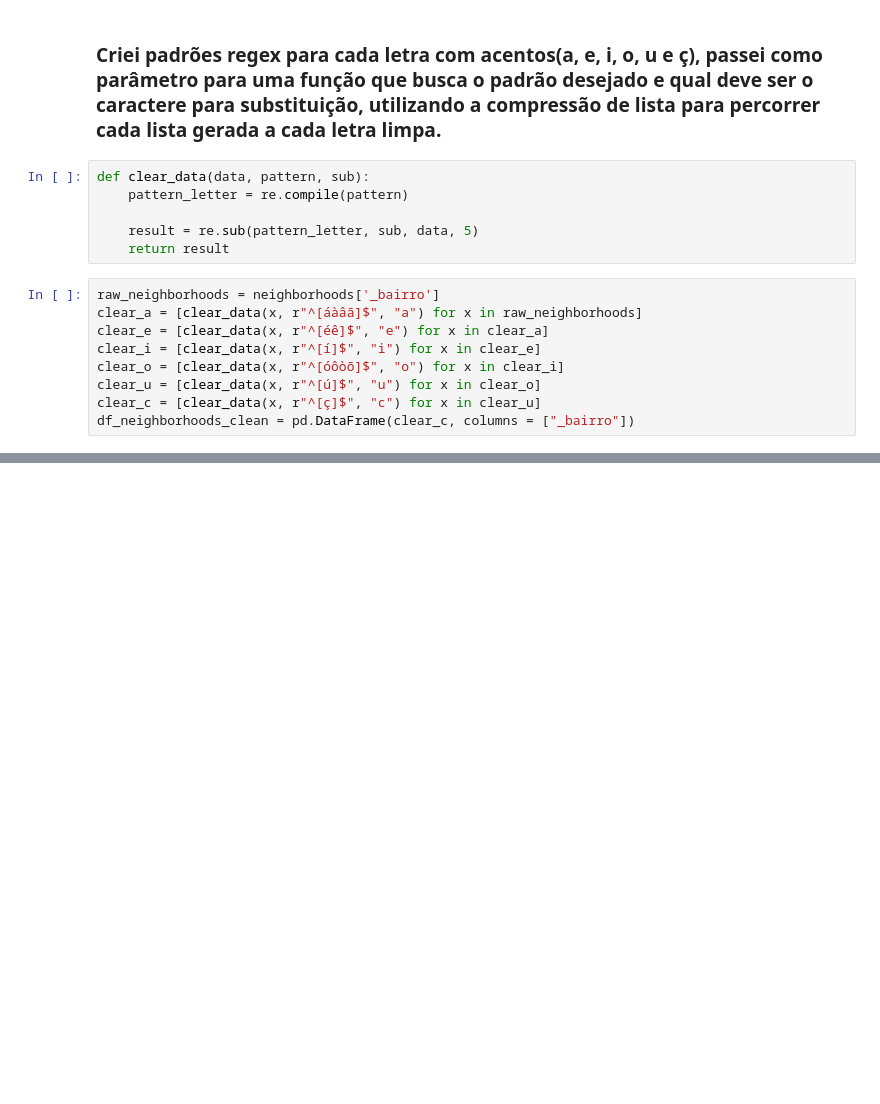
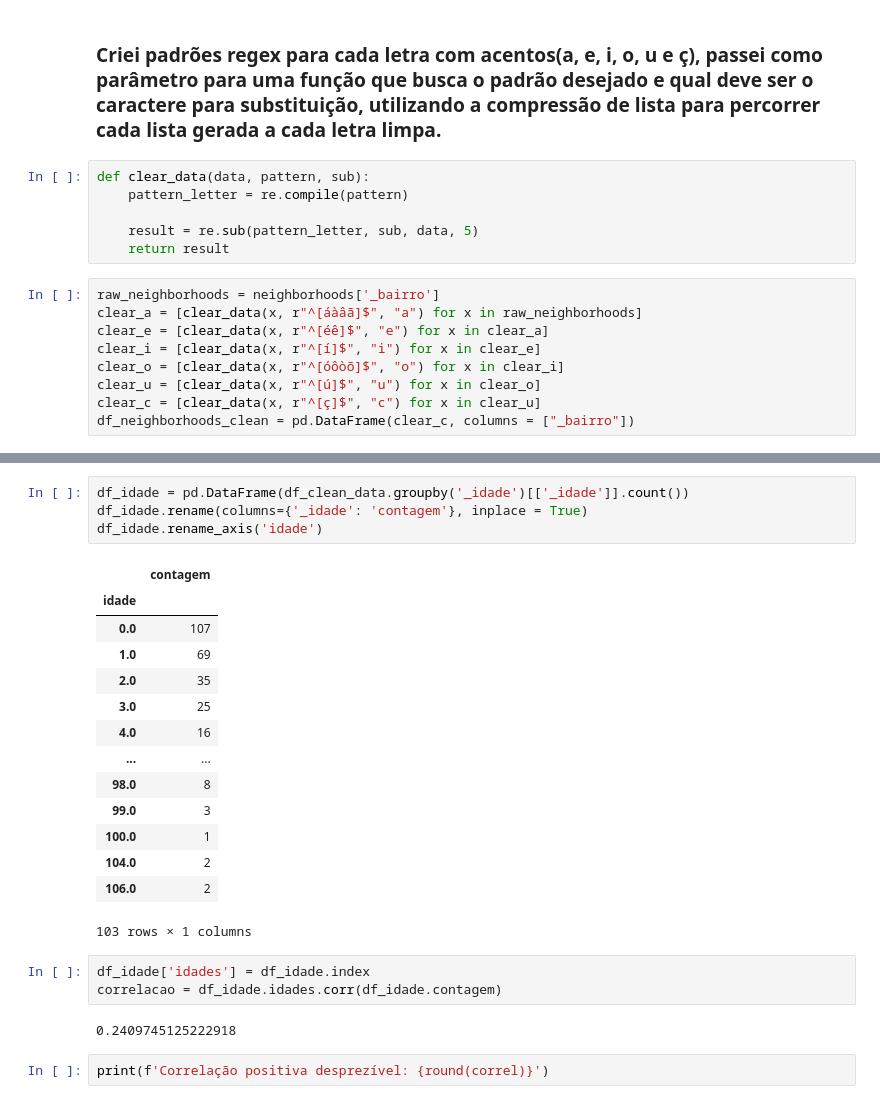
Before and after one commit to thiagos98/data-analysis-manaus, a Jupyter notebook: main.ipynb, the cells around one changed output, grey strips where cells are left out. Saved outputs shown, nothing was run; the diff lists cells and outputs as text; blank space fills up the shorter version.

```diff
--- a/main.ipynb
+++ b/main.ipynb
@@ -293,0 +308,26 @@ Taxa de letalidade calculada a partir do conjunto de dados: 40.8%.
+# %%
+df_idade = pd.DataFrame(df_clean_data.groupby('_idade')[['_idade']].count())
+df_idade.rename(columns={'_idade': 'contagem'}, inplace = True)
+df_idade.rename_axis('idade')
+# %% [output]
+|  | contagem |
+| idade |  |
+| 0.0 | 107 |
+| 1.0 | 69 |
+| 2.0 | 35 |
+| 3.0 | 25 |
+| 4.0 | 16 |
+| ... | ... |
+| 98.0 | 8 |
+| 99.0 | 3 |
+| 100.0 | 1 |
+| 104.0 | 2 |
+| 106.0 | 2 |
+103 rows × 1 columns
+# %%
+df_idade['idades'] = df_idade.index
+correlacao = df_idade.idades.corr(df_idade.contagem)
+# %% [output]
+0.2409745125222918
+# %%
+print(f'Correlação positiva desprezível: {round(correl)}')
```
Also changed, not shown: parts of 36 cells of this notebook.
